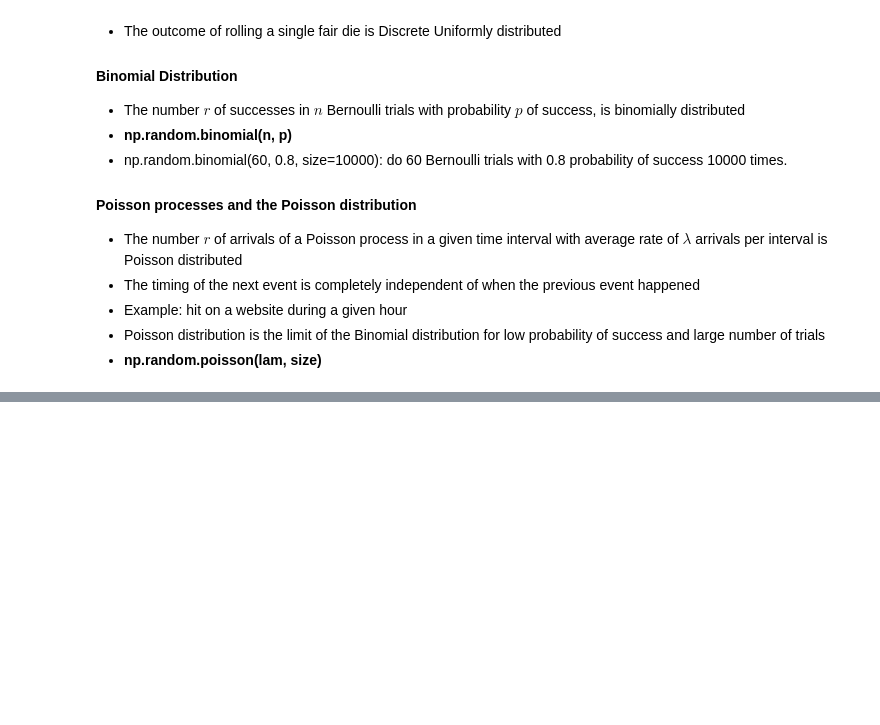
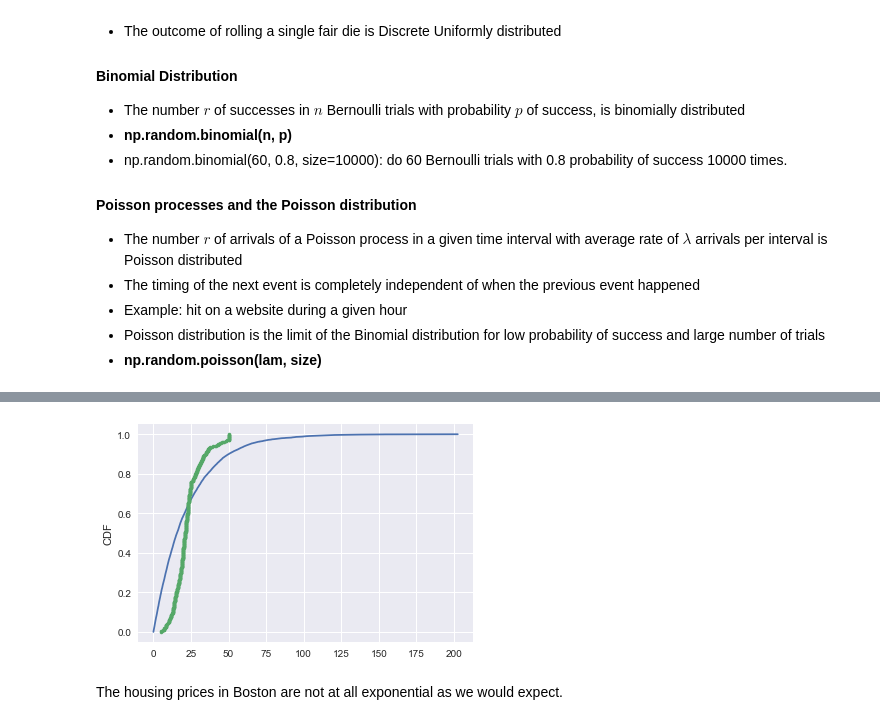
Before and after one commit to arstepanyan/Notes, a Jupyter notebook: statistics/Infer_statistics_python.ipynb, the cells around one changed output, grey strips where cells are left out. Drawn from its saved outputs; the diff is of its cells as text; code cells hidden in the pictures; blank space fills up the shorter version.

```diff
--- a/statistics/Infer_statistics_python.ipynb
+++ b/statistics/Infer_statistics_python.ipynb
@@ -192,0 +232,33 @@ def perform_bernoulli_trials(n, p):
+# %%
+import numpy as np
+import matplotlib.pyplot as plt
+import seaborn as sns
+import pandas as pd
+from sklearn import datasets
+sns.set()
+%matplotlib inline
+
+def compare_to_theor_exponential(data):
+    """ Plot cumulative distribution of the data we have
+        and the theoretical exponential with the same mean
+    """
+    # compute the mean of our data
+    mean = np.mean(data)
+
+    # draw 10000 random exponentials with mean=mean
+    samples = np.random.exponential(mean, size=10000)
+
+    # cumulative distribution for data and theoretical exponentials with the same mean
+    x, y = ecdf(data)
+    x_theor, y_theor = ecdf(samples)
+
+    _ = plt.plot(x_theor, y_theor)
+    _ = plt.plot(x, y, marker='.', linestyle='none')
+    _ = plt.ylabel('CDF')
+# %%
+prices = datasets.load_boston().target
+compare_to_theor_exponential(prices)
+# %% [output]
+[figure, added]
+# %% [markdown]
+The housing prices in Boston are not at all exponential as we would expect.
```
Also changed, not shown: parts of 5 cells of this notebook.
